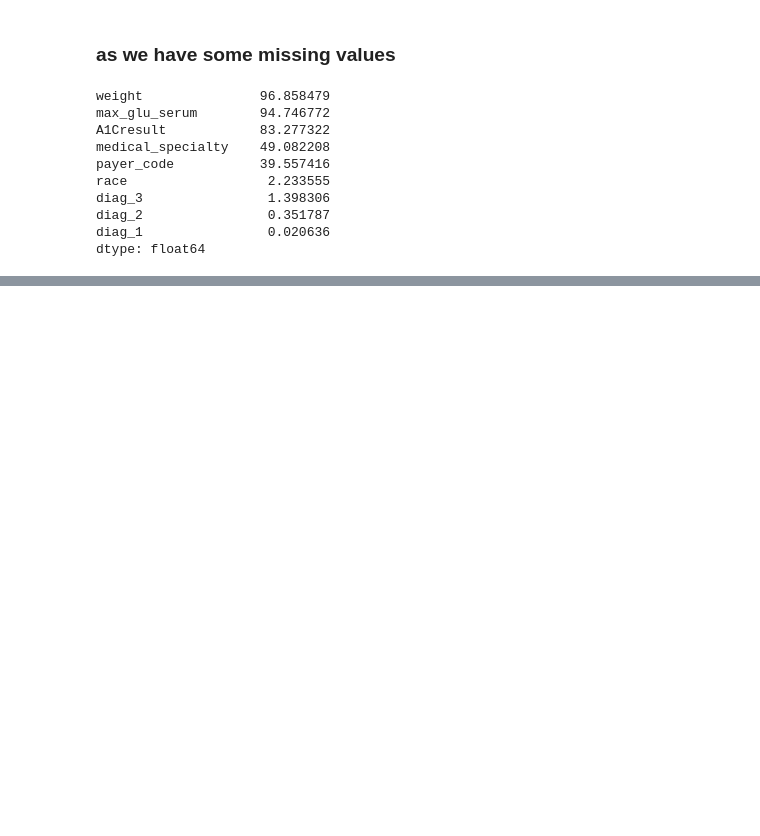
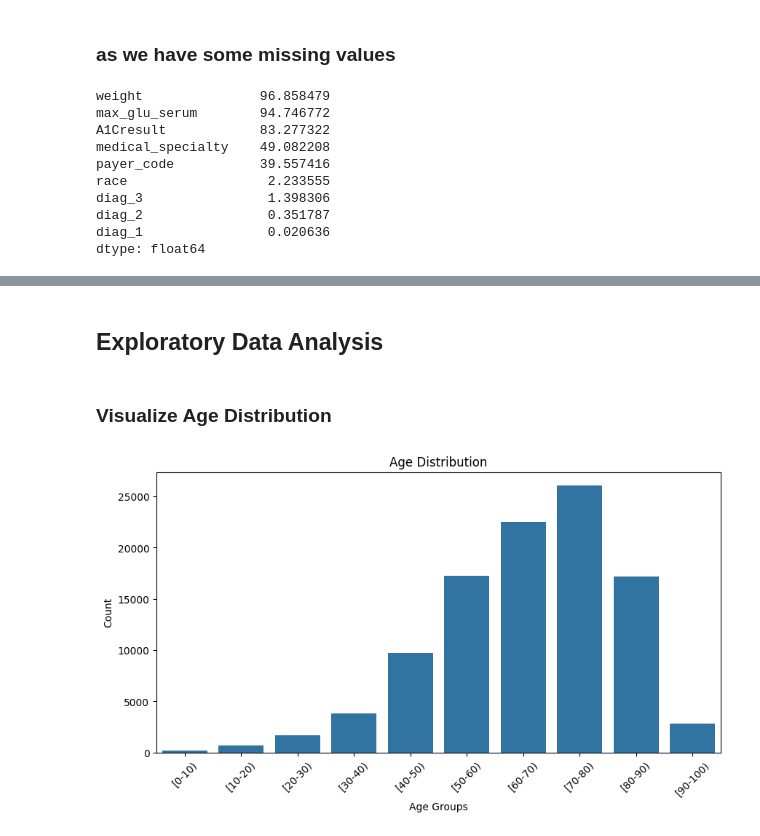
Before and after one commit to Darshan-Deepak/Patient-Readmission-Prediction, a Jupyter notebook: Patient.ipynb, the cells around one changed output, grey strips where cells are left out. Cells and saved outputs as stored; diff of their text form; code cells hidden in the pictures; blank space fills up the shorter version.

```diff
--- a/Patient.ipynb
+++ b/Patient.ipynb
@@ -87,3 +87,9 @@ diag_3                1.398306
 diag_2                0.351787
 diag_1                0.020636
 dtype: float64
+# %%
+threshold = 50 # Drop columns with >50% missing values
+cols_to_drop = missing_after_replace[missing_after_replace > threshold].index
+patient_data.drop(columns=cols_to_drop, inplace = True)
+
+print(f'Dropped columns: {list(cols_to_drop)}')
@@ -89,0 +98,5 @@ dtype: float64
+# %%
+irrelevant_cols = ['encounter_id', 'patient_nbr', 'payer_code', 'medical_speciality']
+patient_data.drop(columns = irrelevant_cols, inplace = True, errors = 'ignore')
+
+print(f'Dropped irrelevant columns: {irrelevant_cols}')
@@ -89,0 +105,7 @@ dtype: float64
+# %%
+# Create binary target variable for readmission within 30days
+patient_data['readmitted_within_30_days'] = patient_data['readmitted'].apply(lambda x:1 if x == '<30' else 0)
+
+# Drop original readmitted column if no longer needed
+
+patient_data.drop(columns=['readmitted'], inplace = True)
@@ -89,0 +133,2 @@ dtype: float64
+# %% [markdown]
+## Exploratory Data Analysis
@@ -89,0 +138,12 @@ dtype: float64
+# %% [markdown]
+### Visualize Age Distribution
+# %%
+plt.figure(figsize=(10,5))
+sns.countplot(x='age', data = patient_data, order=sorted(patient_data['age'].unique()))
+plt.title('Age Distribution')
+plt.xlabel('Age Groups')
+plt.ylabel('Count')
+plt.xticks(rotation = 45)
+plt.show()
+# %% [output]
+[figure, added]
```
Also changed, not shown: parts of 31 cells of this notebook, 7 other files.
